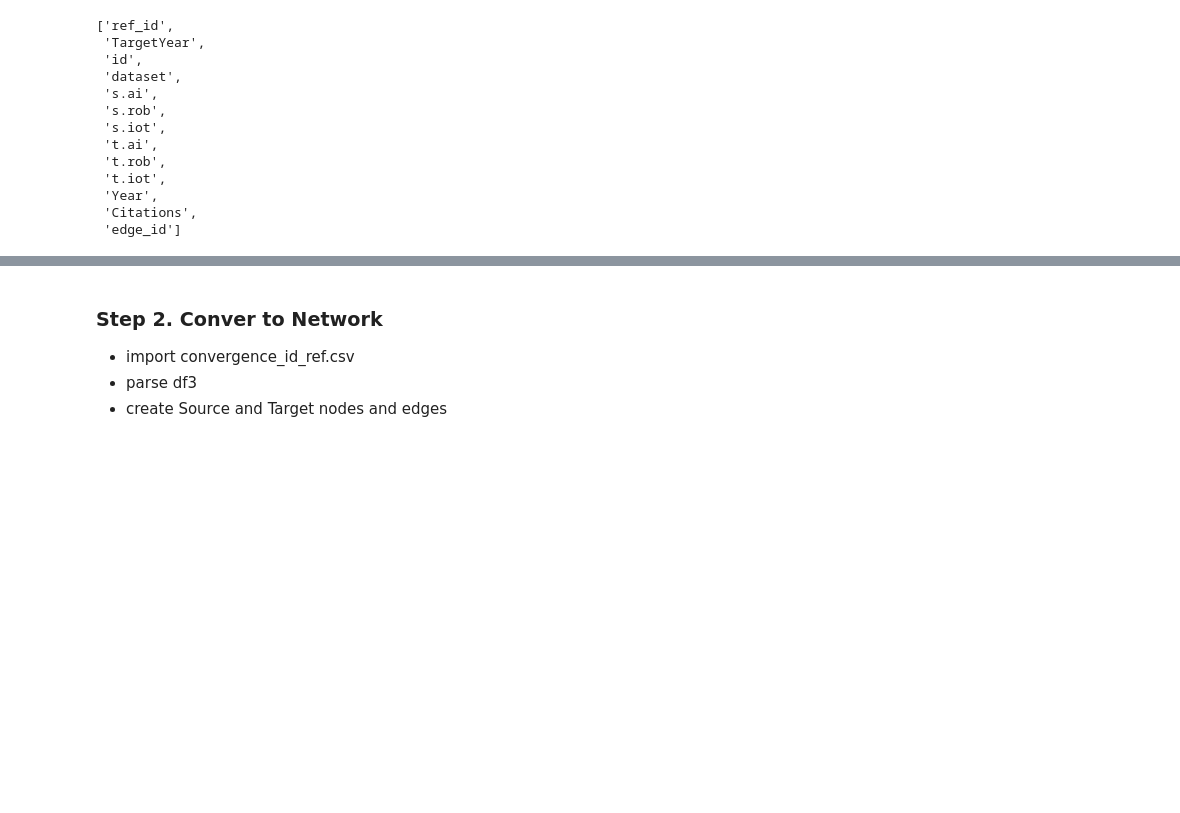
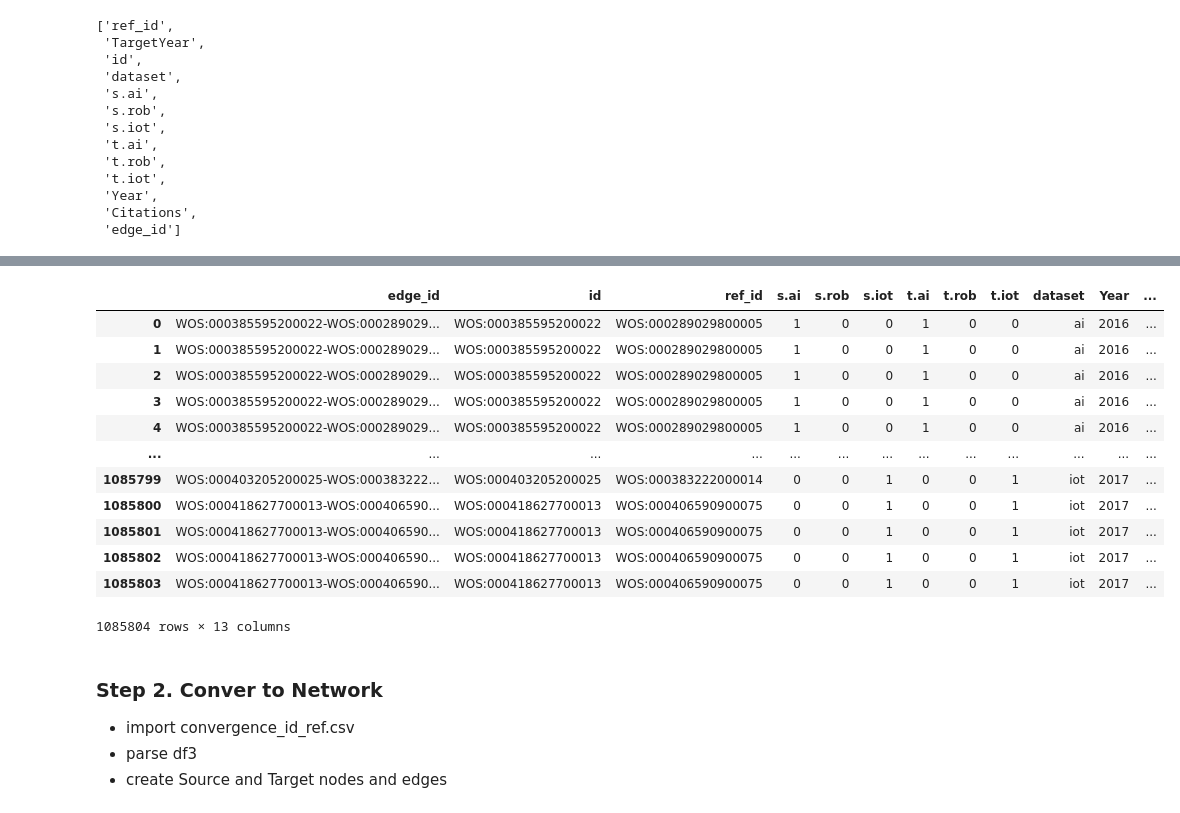
Before and after one commit to cns-iu/AICoEvolution, a Jupyter notebook: Code/Convergence_data_prep.ipynb, the cells around one changed output, grey strips where cells are left out. Drawn from its saved outputs; the diff is of its cells as text; code cells hidden in the pictures; blank space fills up the shorter version.

```diff
--- a/Code/Convergence_data_prep.ipynb
+++ b/Code/Convergence_data_prep.ipynb
@@ -136,0 +129,16 @@ df5 = df5[cols]
+# %%
+df5
+# %% [output]
+|  | edge_id | id | ref_id | s.ai | s.rob | s.iot | t.ai | t.rob | t.iot | dataset | Year | ... |
+| 0 | WOS:000385595200022-WOS:000289029... | WOS:000385595200022 | WOS:000289029800005 | 1 | 0 | 0 | 1 | 0 | 0 | ai | 2016 | ... |
+| 1 | WOS:000385595200022-WOS:000289029... | WOS:000385595200022 | WOS:000289029800005 | 1 | 0 | 0 | 1 | 0 | 0 | ai | 2016 | ... |
+| 2 | WOS:000385595200022-WOS:000289029... | WOS:000385595200022 | WOS:000289029800005 | 1 | 0 | 0 | 1 | 0 | 0 | ai | 2016 | ... |
+| 3 | WOS:000385595200022-WOS:000289029... | WOS:000385595200022 | WOS:000289029800005 | 1 | 0 | 0 | 1 | 0 | 0 | ai | 2016 | ... |
+| 4 | WOS:000385595200022-WOS:000289029... | WOS:000385595200022 | WOS:000289029800005 | 1 | 0 | 0 | 1 | 0 | 0 | ai | 2016 | ... |
+| ... | ... | ... | ... | ... | ... | ... | ... | ... | ... | ... | ... | ... |
+| 1085799 | WOS:000403205200025-WOS:000383222... | WOS:000403205200025 | WOS:000383222000014 | 0 | 0 | 1 | 0 | 0 | 1 | iot | 2017 | ... |
+| 1085800 | WOS:000418627700013-WOS:000406590... | WOS:000418627700013 | WOS:000406590900075 | 0 | 0 | 1 | 0 | 0 | 1 | iot | 2017 | ... |
+| 1085801 | WOS:000418627700013-WOS:000406590... | WOS:000418627700013 | WOS:000406590900075 | 0 | 0 | 1 | 0 | 0 | 1 | iot | 2017 | ... |
+| 1085802 | WOS:000418627700013-WOS:000406590... | WOS:000418627700013 | WOS:000406590900075 | 0 | 0 | 1 | 0 | 0 | 1 | iot | 2017 | ... |
+| 1085803 | WOS:000418627700013-WOS:000406590... | WOS:000418627700013 | WOS:000406590900075 | 0 | 0 | 1 | 0 | 0 | 1 | iot | 2017 | ... |
+1085804 rows × 13 columns
```
Also changed, not shown: parts of 37 cells of this notebook.
